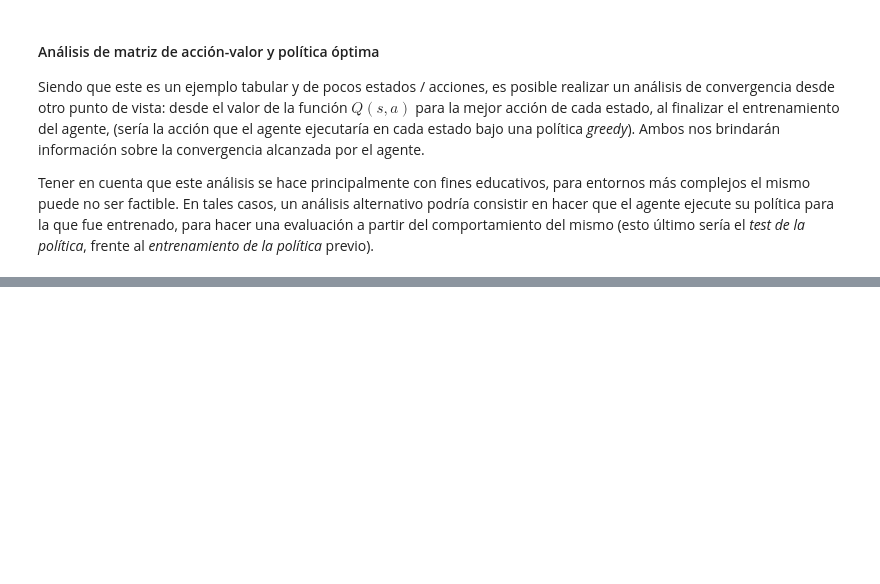
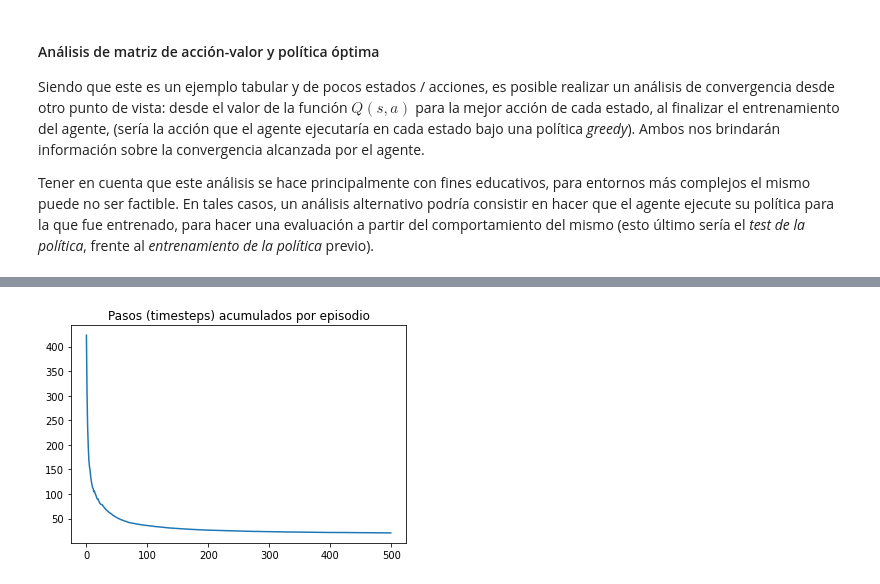
Before and after one commit to FloCam2020/AprendizajePorRefuerzos, a Jupyter notebook: lab_1_intro_rl.ipynb, the cells around one changed output, grey strips where cells are left out. Saved outputs shown, nothing was run; the diff lists cells and outputs as text; code cells hidden in the pictures; blank space fills up the shorter version.

```diff
--- a/lab_1_intro_rl.ipynb
+++ b/lab_1_intro_rl.ipynb
@@ -696,0 +481,4 @@ FIN
+# %%
+plot_steps_per_episode_smooth(timesteps_ep)
+# %% [output]
+[figure, added]
```
Also changed, not shown: parts of 113 cells of this notebook.
